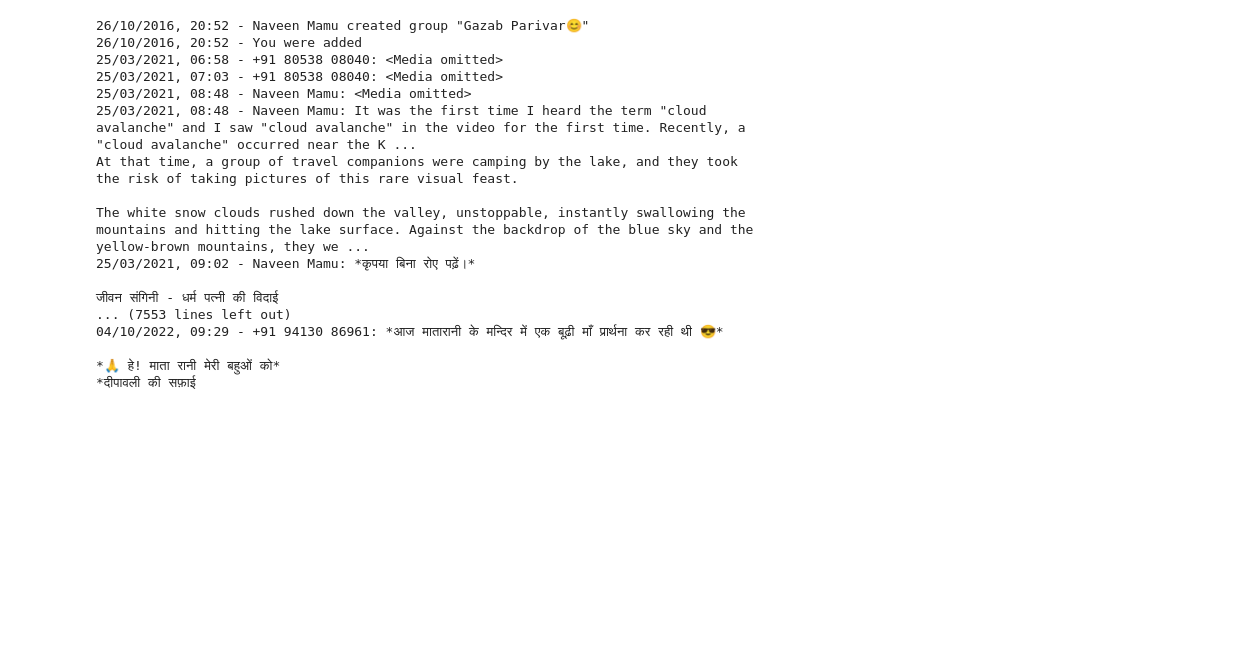
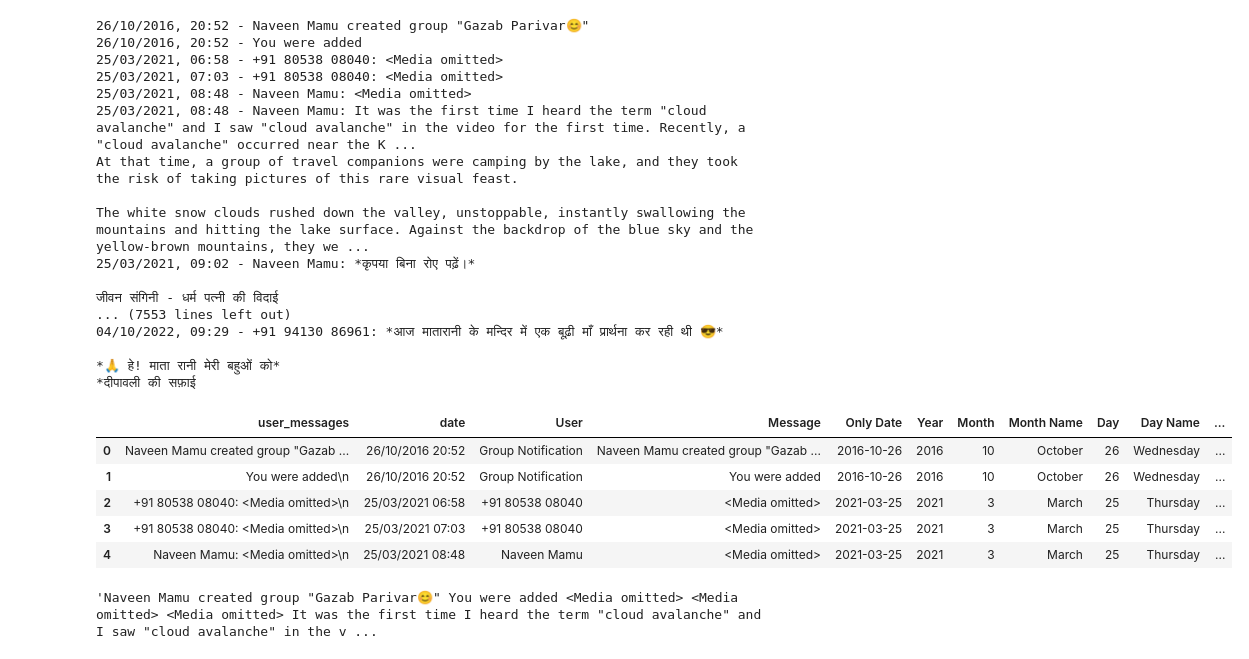
Before and after one commit to Atulsain7/whatsapp-text-analyzer, a Jupyter notebook: notebook.ipynb, the cells around one changed output. Drawn from its saved outputs; the diff is of its cells as text; code cells hidden in the pictures; blank space fills up the shorter version.

```diff
--- a/notebook.ipynb
+++ b/notebook.ipynb
@@ -88,3 +88,16 @@ The white snow clouds rushed down the valley, unstoppable, instantly swallowing
 
 *🙏 हे! माता रानी मेरी बहुओं को*
 *दीपावली की सफ़ाई
+# %%
+frame.head()
+# %% [output]
+|  | user_messages | date | User | Message | Only Date | Year | Month | Month Name | Day | Day Name | ... |
+| 0 | Naveen Mamu created group "Gazab ... | 26/10/2016 20:52 | Group Notification | Naveen Mamu created group "Gazab ... | 2016-10-26 | 2016 | 10 | October | 26 | Wednesday | ... |
+| 1 | You were added\n | 26/10/2016 20:52 | Group Notification | You were added | 2016-10-26 | 2016 | 10 | October | 26 | Wednesday | ... |
+| 2 | +91 80538 08040: <Media omitted>\n | 25/03/2021 06:58 | +91 80538 08040 | <Media omitted> | 2021-03-25 | 2021 | 3 | March | 25 | Thursday | ... |
+| 3 | +91 80538 08040: <Media omitted>\n | 25/03/2021 07:03 | +91 80538 08040 | <Media omitted> | 2021-03-25 | 2021 | 3 | March | 25 | Thursday | ... |
+| 4 | Naveen Mamu: <Media omitted>\n | 25/03/2021 08:48 | Naveen Mamu | <Media omitted> | 2021-03-25 | 2021 | 3 | March | 25 | Thursday | ... |
+# %%
+frame['Message'].str.cat(sep=' ')
+# %% [output]
+'Naveen Mamu created group "Gazab Parivar😊" You were added <Media omitted> <Media omitted> <Media omitted> It was the first time I heard the term "cloud avalanche" and I saw "cloud avalanche" in the v ...
```
Also changed, not shown: parts of 3 cells of this notebook, 5 other files.
